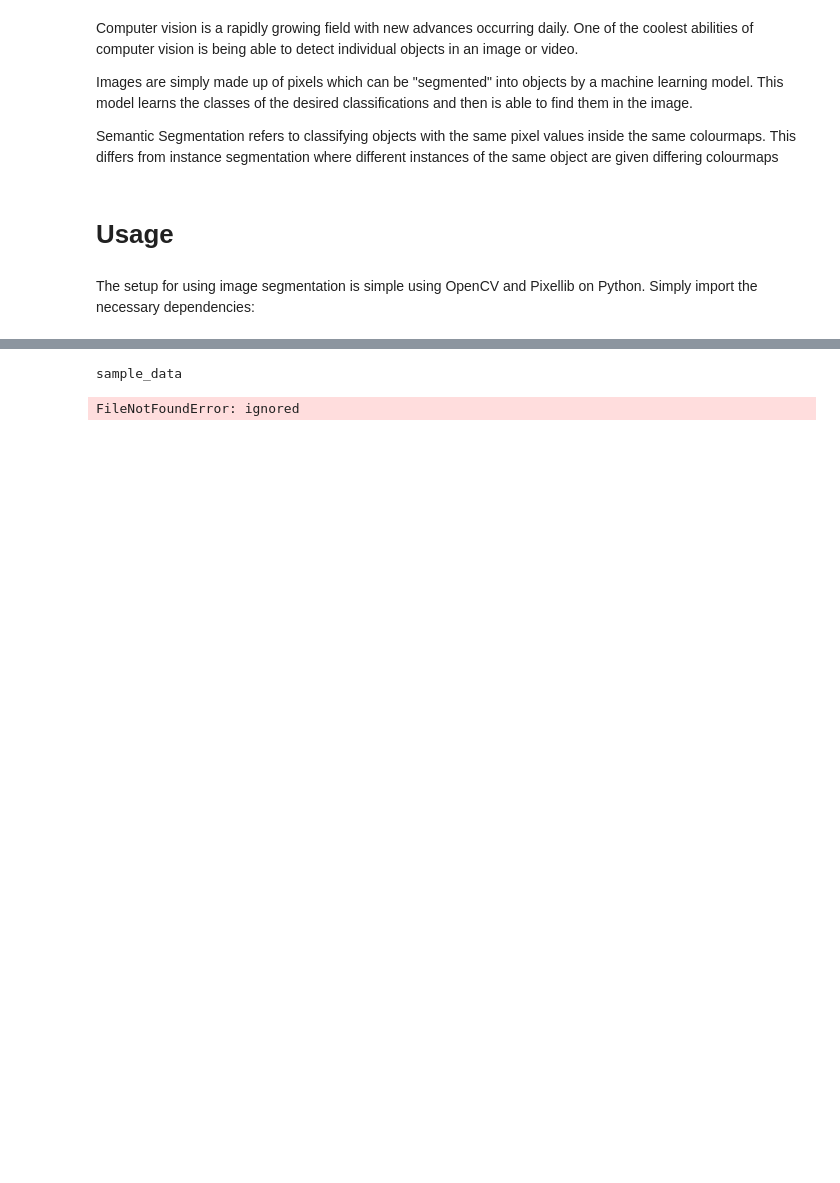
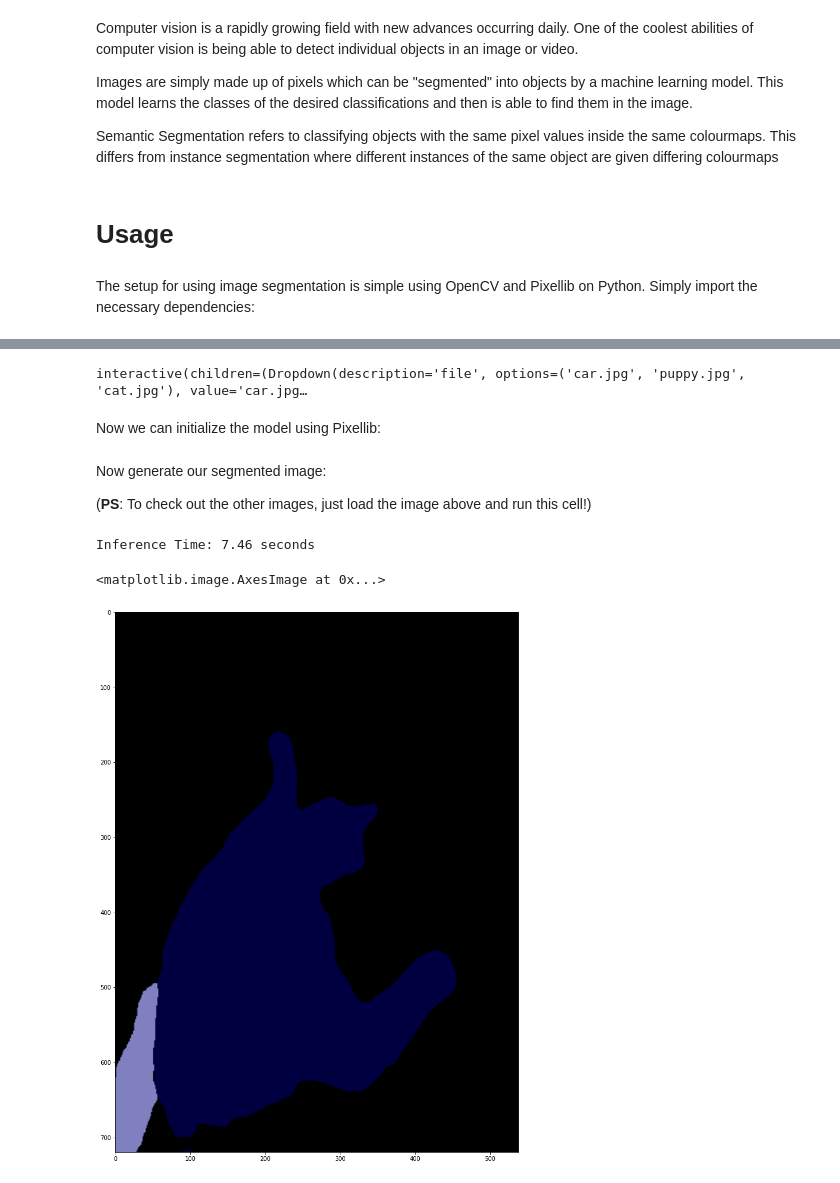
Before and after one commit to sam-morales/semantic-segmentation, a Jupyter notebook: semantic-segment.ipynb, the cells around one changed output, grey strips where cells are left out. Saved outputs shown, nothing was run; the diff lists cells and outputs as text; code cells hidden in the pictures; blank space fills up the shorter version.

Commit message:
Semantic segmentation notebook

```diff
--- a/semantic-segment.ipynb
+++ b/semantic-segment.ipynb
@@ -31,9 +85,33 @@ Next we select the image we'd like to pass to to the model (1 - Puppy, 2 - Cat,
-# %%
-!ls
-@interact
-def show_image_options(column = ["Puppy", "Cat", "Car"], file=os.listdir('images/')):
-  display(Image(fdir+file))
-  return column
-# %% [output]
-sample_data
-FileNotFoundError: ignored
+# %%
+def show_image_options(file=os.listdir(local_download_path)):
+  fullpath = os.path.join(local_download_path, file)
+  display(Image(fullpath))
+  return file
+
+w = interactive(show_image_options)
+display(w)
+# %% [output]
+interactive(children=(Dropdown(description='file', options=('car.jpg', 'puppy.jpg', 'cat.jpg'), value='car.jpg…
+# %% [markdown]
+Now we can initialize the model using Pixellib:
+# %%
+segment_image = semantic_segmentation()
+try:
+  segment_image.load_pascalvoc_model("/root/models/deeplabv3_xception_tf_dim_ordering_tf_kernels.h5")
+except:
+  print("Error occurred while loading model! Is it in /root/models/deeplabv3_xception_tf_dim_ordering_tf_kernels.h5")
+# %% [markdown]
+Now generate our segmented image:
+
+(**PS**: To check out the other images, just load the image above and run this cell!)
+# %%
+start = time.time()
+segmap, segoverlay = segment_image.segmentAsPascalvoc("/root/images/"+w.result)
+end = time.time()
+print(f"Inference Time: {end-start:.2f} seconds")
+plt.rcParams["figure.figsize"] = (12.5,25)
+plt.imshow(segoverlay)
+# %% [output]
+Inference Time: 7.46 seconds
+<matplotlib.image.AxesImage at 0x...>
+[figure, added]
```
Also changed, not shown: parts of 5 cells of this notebook.
